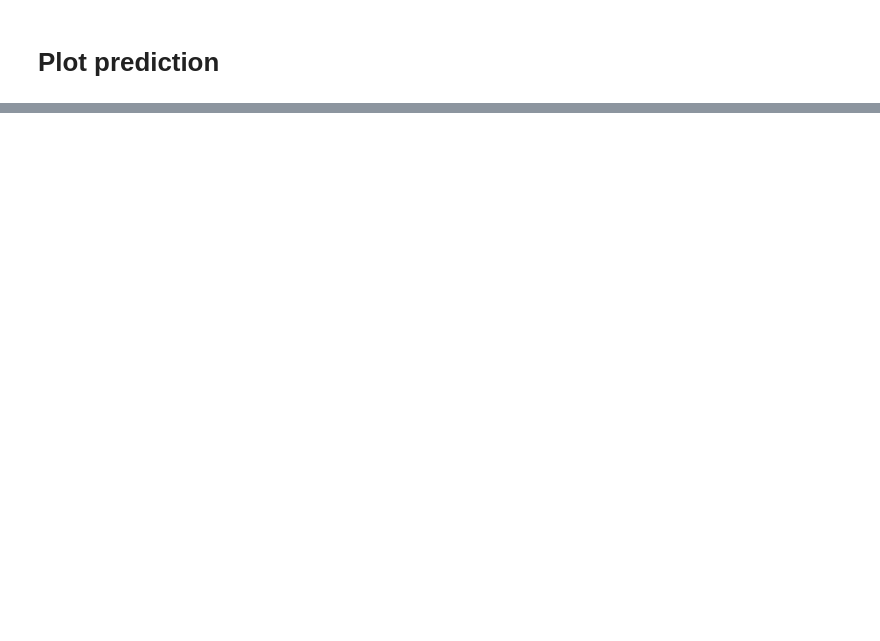
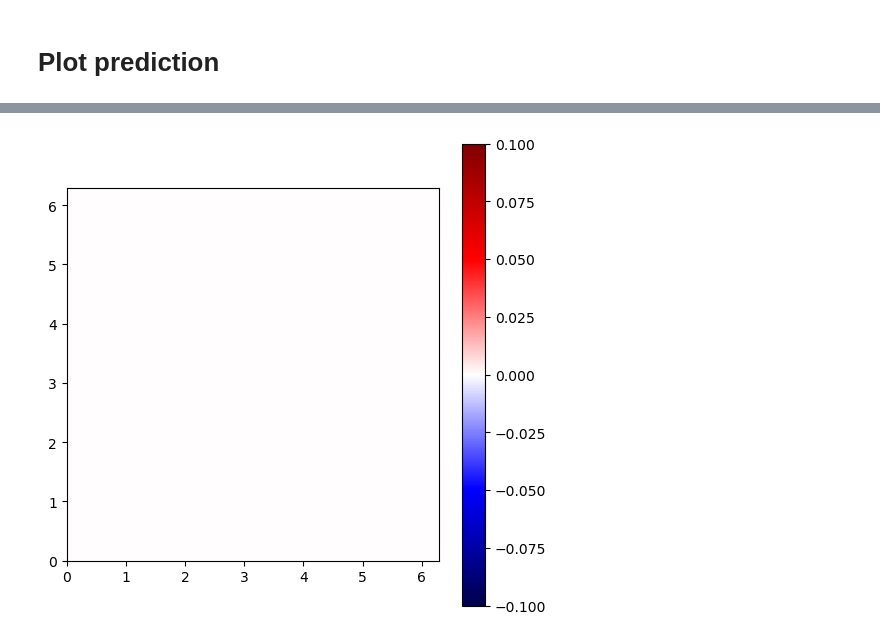
Before and after one commit to zelk-oss/forecasting, a Jupyter notebook: part2_DL_testing.ipynb, the cells around one changed output, grey strips where cells are left out. Cells and saved outputs as stored; diff of their text form; code cells hidden in the pictures; blank space fills up the shorter version.

```diff
--- a/part2_DL_testing.ipynb
+++ b/part2_DL_testing.ipynb
@@ -320,5 +344,24 @@ def plot_predictions_grid(prediction, step=1):
     fig.colorbar(pc, ax=axes[:n], shrink=0.8)
 
     plt.show()
+# %%
+fig, ax = plt.subplots(figsize=(6,6))
+
+# ensure q is a 2D NumPy array
+q_to_plot = (prediction[0] - prediction[1])
+if isinstance(q_to_plot, torch.Tensor):
+    q_to_plot = q_to_plot.squeeze().cpu().to(torch.float32).numpy()
+else:
+    q_to_plot = q_to_plot.squeeze().astype(np.float32)
+
+# plot
+pc = plot_q(ax, q_to_plot)
+
+# pass the QuadMesh to colorbar
+plt.colorbar(pc, ax=ax)
+
+plt.show()
+# %% [output]
+[figure, added]
 # %%
 print(prediction.shape)
```
Also changed, not shown: parts of 14 cells of this notebook, 7 other files.
